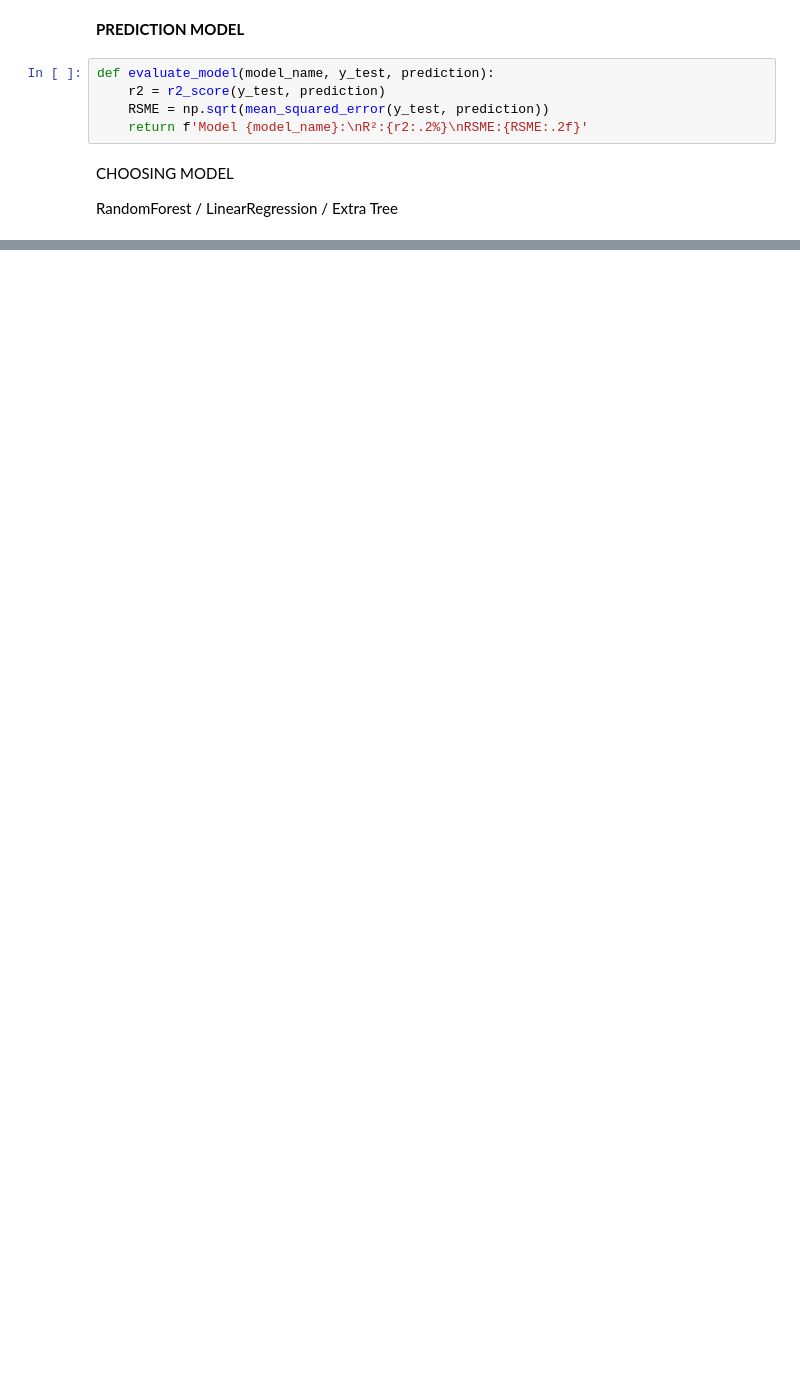
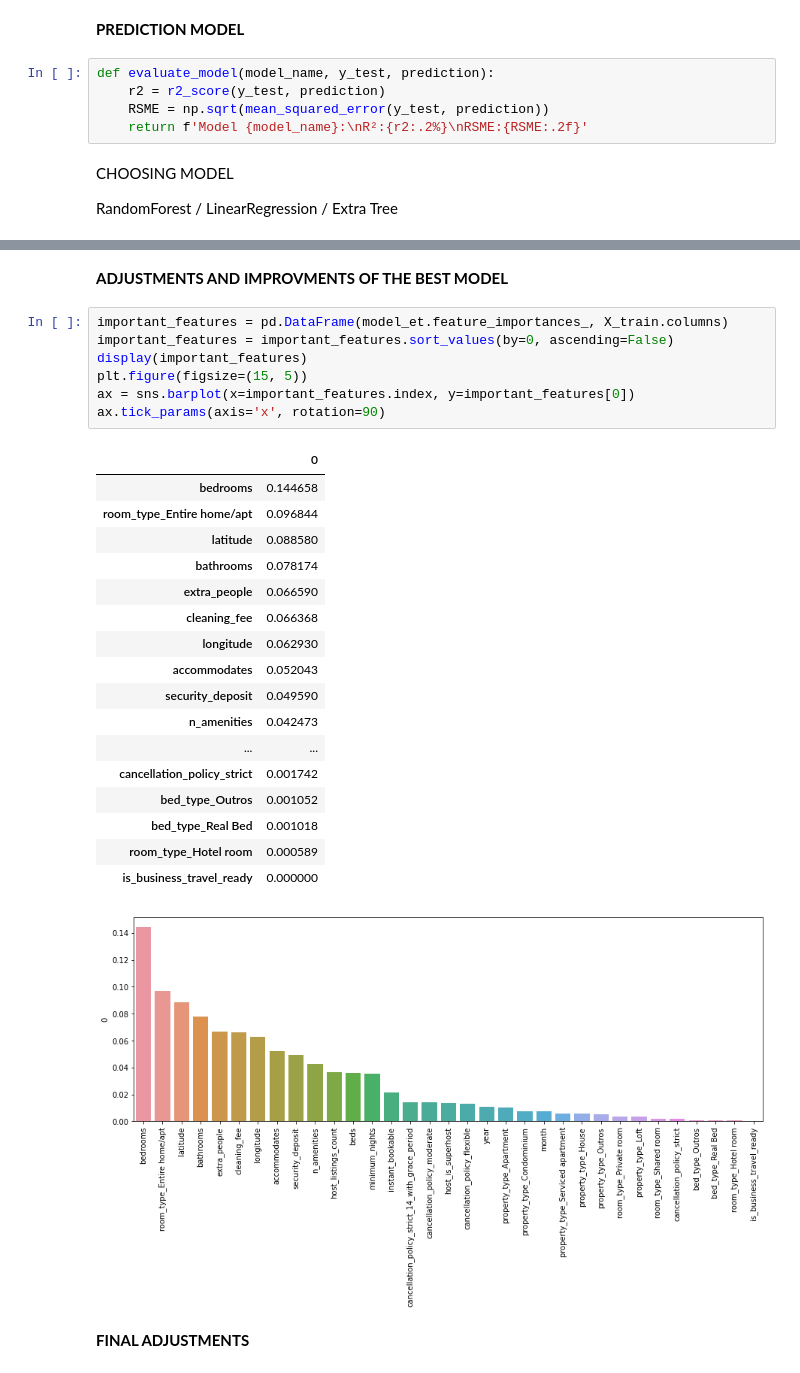
Before and after one commit to ozzysp/predict_prices_airbnb, a Jupyter notebook: predict_prices_airbnb.ipynb, the cells around one changed output, grey strips where cells are left out. Cells and saved outputs as stored; diff of their text form; blank space fills up the shorter version.

```diff
--- a/predict_prices_airbnb.ipynb
+++ b/predict_prices_airbnb.ipynb
@@ -667,0 +725,30 @@ RSME:34.49
+# %% [markdown]
+**ADJUSTMENTS AND IMPROVMENTS OF THE BEST MODEL**
+# %%
+important_features = pd.DataFrame(model_et.feature_importances_, X_train.columns)
+important_features = important_features.sort_values(by=0, ascending=False)
+display(important_features)
+plt.figure(figsize=(15, 5))
+ax = sns.barplot(x=important_features.index, y=important_features[0])
+ax.tick_params(axis='x', rotation=90)
+# %% [output]
+|  | 0 |
+| bedrooms | 0.144658 |
+| room_type_Entire home/apt | 0.096844 |
+| latitude | 0.088580 |
+| bathrooms | 0.078174 |
+| extra_people | 0.066590 |
+| cleaning_fee | 0.066368 |
+| longitude | 0.062930 |
+| accommodates | 0.052043 |
+| security_deposit | 0.049590 |
+| n_amenities | 0.042473 |
+| ... | ... |
+| cancellation_policy_strict | 0.001742 |
+| bed_type_Outros | 0.001052 |
+| bed_type_Real Bed | 0.001018 |
+| room_type_Hotel room | 0.000589 |
+| is_business_travel_ready | 0.000000 |
+[figure, added]
+# %% [markdown]
+**FINAL ADJUSTMENTS**
```
Also changed, not shown: parts of 10 cells of this notebook.
